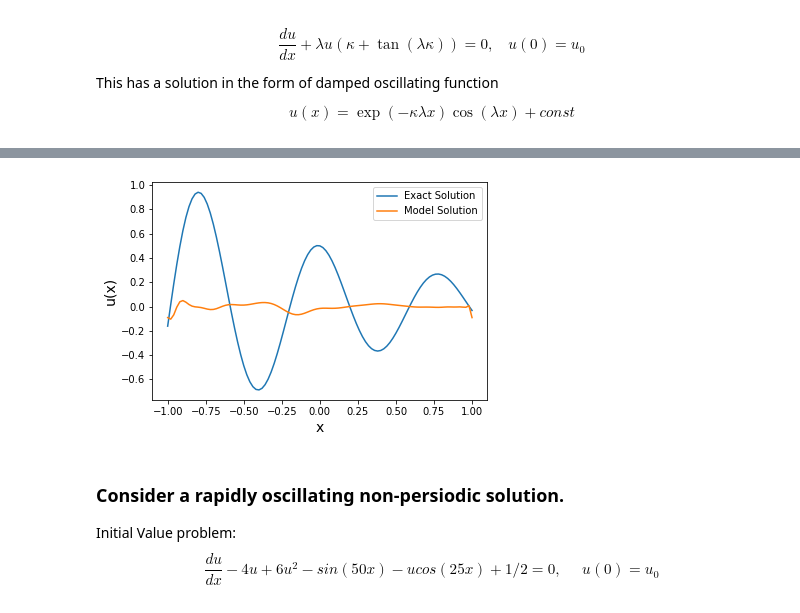
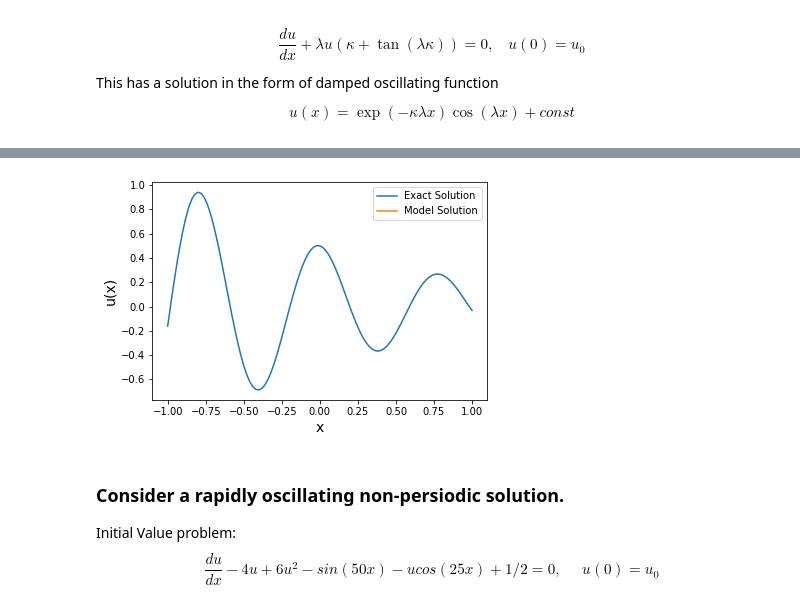
Before and after one commit to pigli2255/Qhack2022, a Jupyter notebook: Qhack Open Hackathon/Solving Nonlinear Differential Equations with differentiable qauntum circuits - 2.ipynb, the cells around one changed output, grey strips where cells are left out. Saved outputs shown, nothing was run; the diff lists cells and outputs as text; code cells hidden in the pictures.

Commit message:
change parameters

```diff
--- a/Qhack Open Hackathon/Solving Nonlinear Differential Equations with differentiable qauntum circuits - 2.ipynb
+++ b/Qhack Open Hackathon/Solving Nonlinear Differential Equations with differentiable qauntum circuits - 2.ipynb
@@ -303,15 +315,16 @@ batches = torch.utils.data.DataLoader(torch.stack((controlPoints, controlPointsB
 # %%
-opt = torch.optim.Adam(model.parameters(), lr=0.0001)
+opt = torch.optim.Adam(model2.parameters(), lr=0.1)
 scheduler = torch.optim.lr_scheduler.ExponentialLR(opt, gamma=0.8)
-steps = 100
-model.train()
+steps = 50
+model2.train()
 
 for i in range(steps):
     for batch in batches:
         loss = 0
         opt.zero_grad()
         for x in batch:
-            loss += cost(x)
+            c = cost(x)
+            loss += c
         loss=loss/len(batch)
         loss.backward(retain_graph=True)
         opt.step()
@@ -324,22 +340,21 @@ step:  10 --> loss =  tensor(0.0712, grad_fn=<DivBackward0>)
 # %%
 numPlotPoints = 101
 
+model2.eval()
 plotPoints = np.linspace(-1, 1, numPlotPoints).reshape(numPlotPoints, 1)
 yExact = solutionDampedOscillator(plotPoints)
-yModel = [compute_output(model(Point[0])).detach().numpy() for Point in torch.tensor(plotPoints)]
-
-
+yModel = [compute_output(model2(Point[0])).detach().numpy() for Point in torch.tensor(plotPoints)]
 
 plt.plot(plotPoints, yExact, label = "Exact Solution")
 plt.plot(plotPoints, yModel, label = "Model Solution")
 plt.xlabel("x", fontsize=14)
 plt.ylabel("u(x)", fontsize=14)
 plt.legend()
 #plt.savefig("ModelFit.png")
 
 plt.show()
 # %% [output]
-[figure, old version]
+[figure, new version]
 # %% [markdown]
 ### Consider a rapidly oscillating non-persiodic solution.
 Initial Value problem:
```
Also changed, not shown: parts of 7 cells of this notebook, 2 other files.
